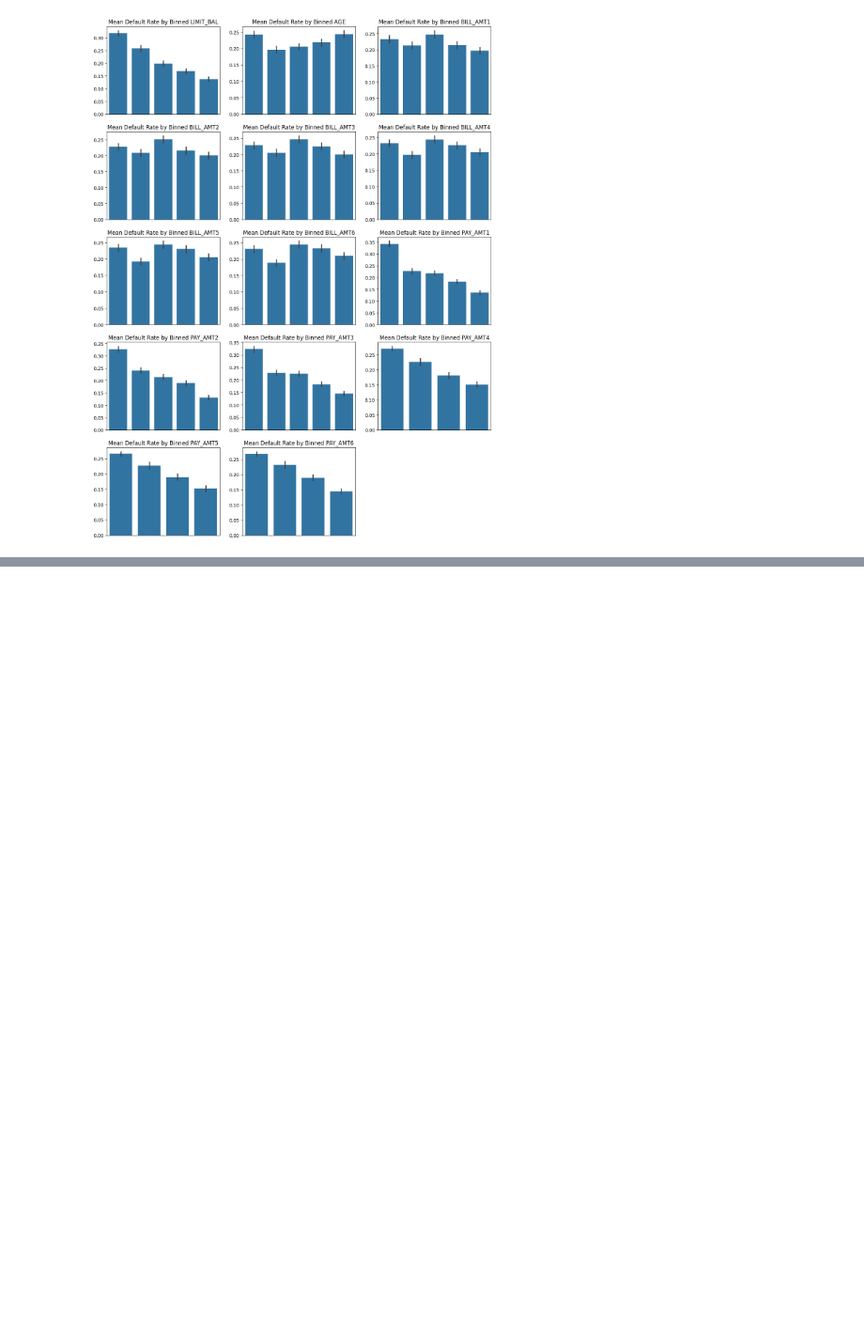
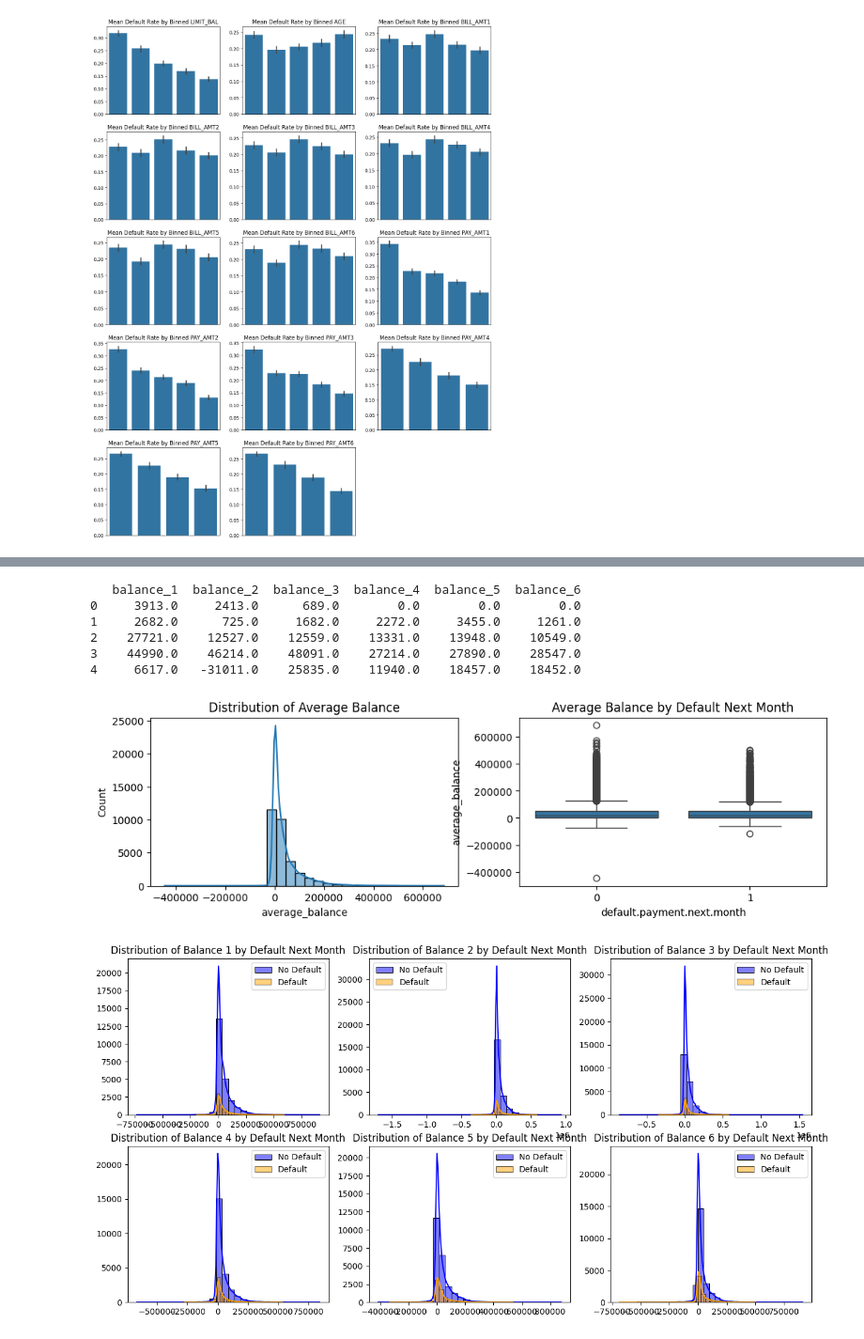
Before and after one commit to joseph-m-pasia/kg-default-of-credit-cards, a Jupyter notebook: notebooks/00_eda.ipynb, the cells around one changed output, grey strips where cells are left out. Shown at 94% size. Drawn from its saved outputs; the diff is of its cells as text; code cells hidden in the pictures; blank space fills up the shorter version.

```diff
--- a/notebooks/00_eda.ipynb
+++ b/notebooks/00_eda.ipynb
@@ -198,0 +280,40 @@ for i, var in enumerate(numeric_variables):
+# %%
+# Define the balance on Month i as difference the BILL_AMTi and PAY_AMTi variables for i=1 to 6
+for i in range(1, 7):
+    df[f'balance_{i}'] = df[f'BILL_AMT{i}'] - df[f'PAY_AMT{i}']
+print(df[['balance_1', 'balance_2', 'balance_3', 'balance_4', 'balance_5', 'balance_6']].head())
+
+# Average of the balance variables
+balance_vars = [f'balance_{i}' for i in range(1, 7)]
+df['average_balance'] = df[balance_vars].mean(axis=1)
+
+# Plot the distribution of the average balance variable
+plt.figure(figsize=(12,3))
+plt.subplot(1, 2, 1)
+sns.histplot(df['average_balance'], kde=True, bins=30)
+plt.title('Distribution of Average Balance')
+plt.subplot(1, 2, 2)
+sns.boxplot(x=target_variable, y='average_balance', data=df)
+plt.title('Average Balance by Default Next Month')
+
+# Average balance seems to be higher for those who does not default next month, which is counterintuitive.
+# Let's check the distribution of the balance variables for those who default and those who do not default next month.
+plt.figure(figsize=(15, 20))  # Adjust height based on number of rows
+
+for i in range(1, 7):
+    plt.subplot(5, 3, i)
+    sns.histplot(df[df[target_variable] == 0][f'balance_{i}'], kde=True, bins=30, color='blue', label='No Default')
+    sns.histplot(df[df[target_variable] == 1][f'balance_{i}'], kde=True, bins=30, color='orange', label='Default')
+    plt.title(f'Distribution of Balance {i} by Default Next Month')
+    plt.xlabel("")
+    plt.ylabel("")
+    plt.legend()
+# %% [output]
+   balance_1  balance_2  balance_3  balance_4  balance_5  balance_6
+0     3913.0     2413.0      689.0        0.0        0.0        0.0
+1     2682.0      725.0     1682.0     2272.0     3455.0     1261.0
+2    27721.0    12527.0    12559.0    13331.0    13948.0    10549.0
+3    44990.0    46214.0    48091.0    27214.0    27890.0    28547.0
+4     6617.0   -31011.0    25835.0    11940.0    18457.0    18452.0
+[figure, added]
+[figure, added]
```
Also changed, not shown: parts of 18 cells of this notebook.
